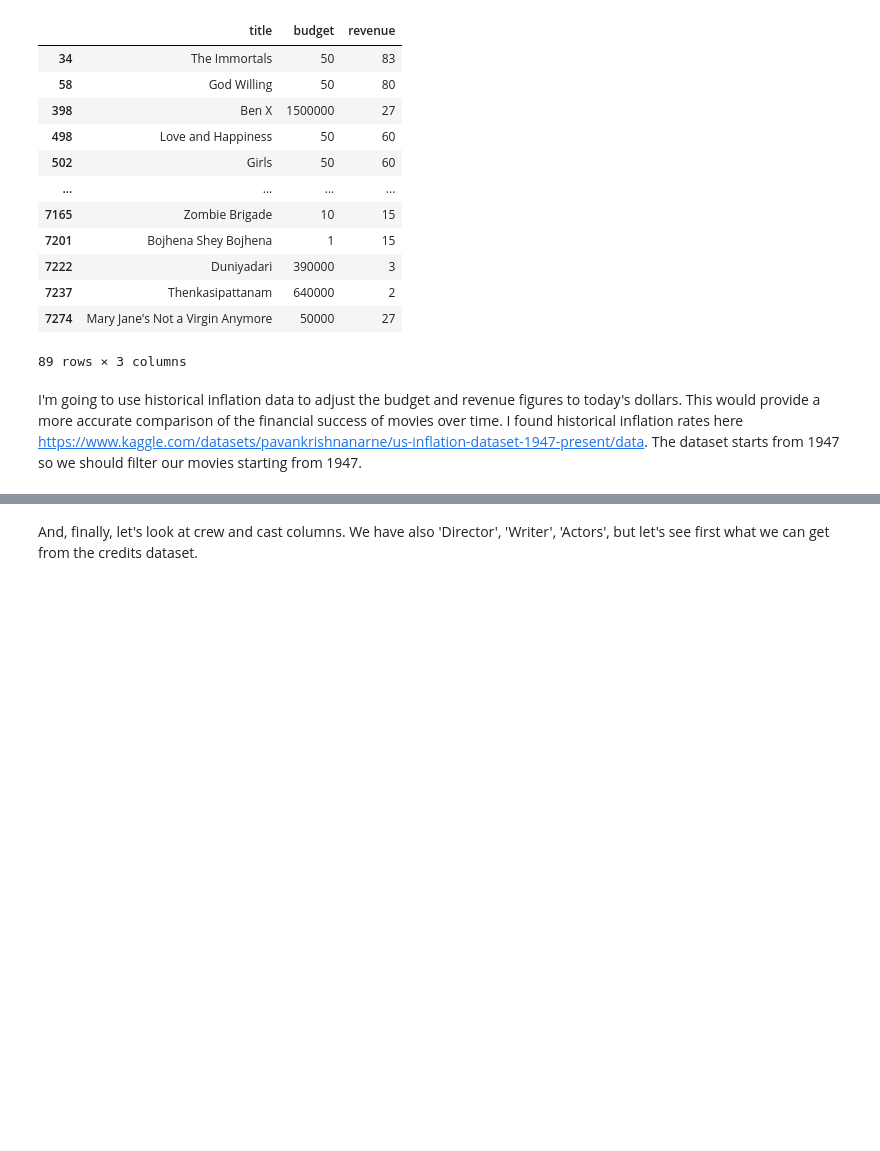
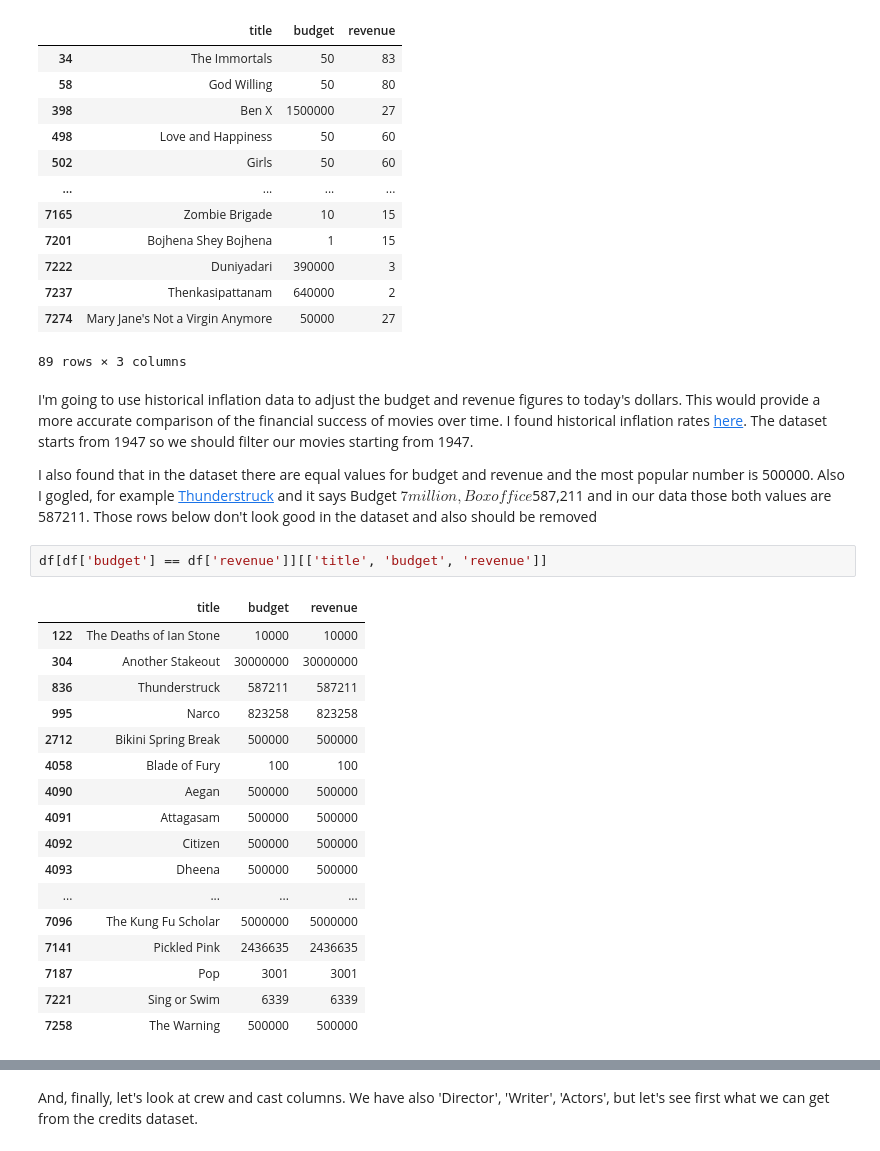
Before and after one commit to olgazju/ml_camp_2023, a Jupyter notebook: midterm_project/notebooks/1-Data-Cleaning.ipynb, the cells around one changed output, grey strips where cells are left out. Saved outputs shown, nothing was run; the diff lists cells and outputs as text; blank space fills up the shorter version.

```diff
--- a/midterm_project/notebooks/1-Data-Cleaning.ipynb
+++ b/midterm_project/notebooks/1-Data-Cleaning.ipynb
@@ -756,7 +756,29 @@ Total rows where budget or revenue is less than 1000$: (89, 71)
 | 7274 | Mary Jane's Not a Virgin Anymore | 50000 | 27 |
 89 rows × 3 columns
 # %% [markdown]
-I'm going to use historical inflation data to adjust the budget and revenue figures to today's dollars. This would provide a more accurate comparison of the financial success of movies over time. I found historical inflation rates here https://www.kaggle.com/datasets/pavankrishnanarne/us-inflation-dataset-1947-present/data. The dataset starts from 1947 so we should filter our movies starting from 1947.
+I'm going to use historical inflation data to adjust the budget and revenue figures to today's dollars. This would provide a more accurate comparison of the financial success of movies over time. I found historical inflation rates [here](https://www.kaggle.com/datasets/pavankrishnanarne/us-inflation-dataset-1947-present/data). The dataset starts from 1947 so we should filter our movies starting from 1947.
+
+I also found that in the dataset there are equal values for budget and revenue and the most popular number is 500000. Also I gogled, for example [Thunderstruck](https://en.wikipedia.org/wiki/Thunderstruck_(2012_film)) and it says Budget $7 million, Box office	$587,211 and in our data those both values are 587211. Those rows below don't look good in the dataset and also should be removed
+# %%
+df[df['budget'] == df['revenue']][['title', 'budget', 'revenue']]
+# %% [output]
+|  | title | budget | revenue |
+| 122 | The Deaths of Ian Stone | 10000 | 10000 |
+| 304 | Another Stakeout | 30000000 | 30000000 |
+| 836 | Thunderstruck | 587211 | 587211 |
+| 995 | Narco | 823258 | 823258 |
+| 2712 | Bikini Spring Break | 500000 | 500000 |
+| 4058 | Blade of Fury | 100 | 100 |
+| 4090 | Aegan | 500000 | 500000 |
+| 4091 | Attagasam | 500000 | 500000 |
+| 4092 | Citizen | 500000 | 500000 |
+| 4093 | Dheena | 500000 | 500000 |
+| ... | ... | ... | ... |
+| 7096 | The Kung Fu Scholar | 5000000 | 5000000 |
+| 7141 | Pickled Pink | 2436635 | 2436635 |
+| 7187 | Pop | 3001 | 3001 |
+| 7221 | Sing or Swim | 6339 | 6339 |
+| 7258 | The Warning | 500000 | 500000 |
 # %%
 cpi_data = pd.read_csv('../US_inflation_rates.csv', names=['date', 'CPI'], skiprows=1)  # Your CPI data
 
```
Also changed, not shown: parts of 4 cells of this notebook, 1 other file.
